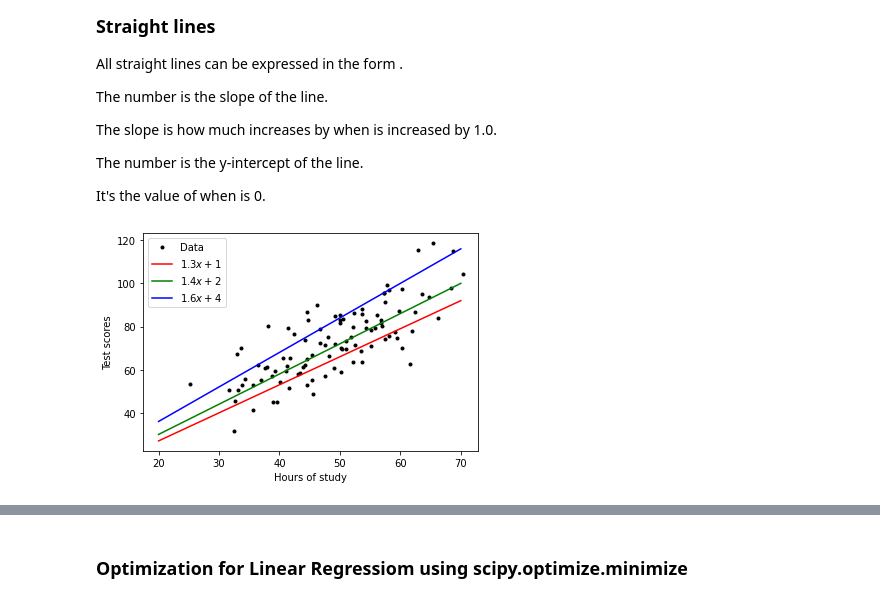
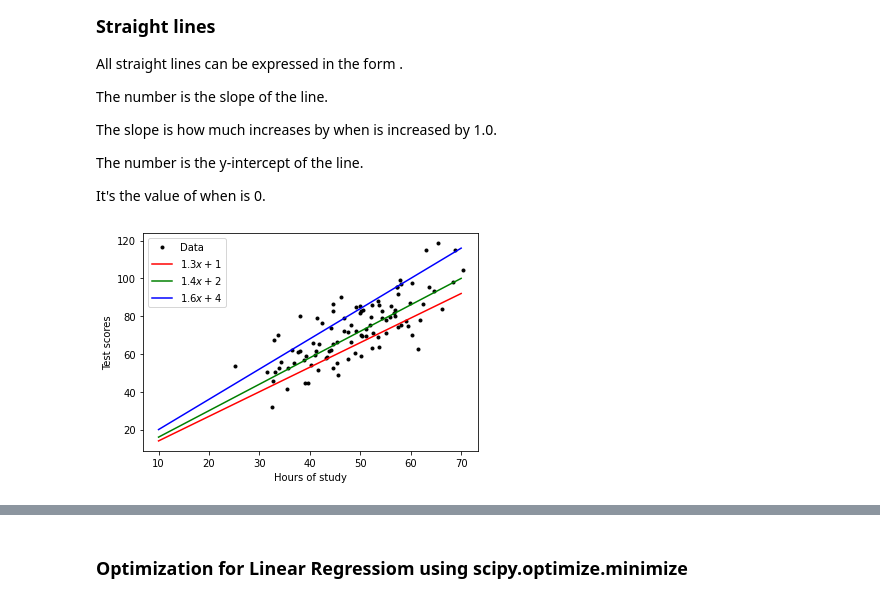
Before and after one commit to katel85/Machine-Learning-Statistics-Aug-2023, a Jupyter notebook: regression.ipynb, the cells around one changed output, grey strips where cells are left out. Drawn from its saved outputs; the diff is of its cells as text; code cells hidden in the pictures.

Commit message:
linear regression clean up

```diff
--- a/regression.ipynb
+++ b/regression.ipynb
@@ -72,12 +68,12 @@ import matplotlib.pyplot as plt
 
 Dataset has two columns containing the amount of hours studies and the test scores achieved, respectively
 # %%
-# code taken from https://github.com/philippbauch/simple-linear-regression-notebook
-points = genfromtxt('studydata.csv', delimiter=',')
+# code adapted from  from https://github.com/philippbauch/simple-linear-regression-notebook
+df = genfromtxt('Data/studydata.csv', delimiter=',')
 
 #Extract columns
-w = array(points[:,0])
-d = array(points[:,1])
+w = array(df[:,0])
+d = array(df[:,1])
 
 #Plot the dataset
 plt.scatter(w,d)
@@ -115,25 +111,25 @@ It's the value of
 # %%
 import numpy as np
 # Plot w versus d with black dots.
 plt.plot(w, d, 'k.', label="Data")
 
-# Overlay some lines on the plot.
-x = np.arange(20.0, 80.0, 10.0)
+# Overlay some lines on the plot.These measurements are complete guesses to see which will align with the data from the study.
+x = np.arange(10.0, 80.0, 10.0)
 plt.plot(x, 1.3 * x + 1.0, 'r-', label=r"$1.3x + 1$")
 plt.plot(x, 1.4 * x + 2.0, 'g-', label=r"$1.4x + 2$")
 plt.plot(x, 1.6 * x + 4.0, 'b-', label=r"$1.6x + 4$")
 
 # Add a legend.
 plt.legend()
 
 # Add axis labels.
 plt.xlabel('Hours of study')
 plt.ylabel('Test scores')
 
 # Show the plot.
 plt.show()
 # %% [output]
-[figure, old version]
+[figure, new version]
 # %% [markdown]
 ## What is the cost of a linear regression model.
 
```
Also changed, not shown: parts of 39 cells of this notebook, 2 other files.
